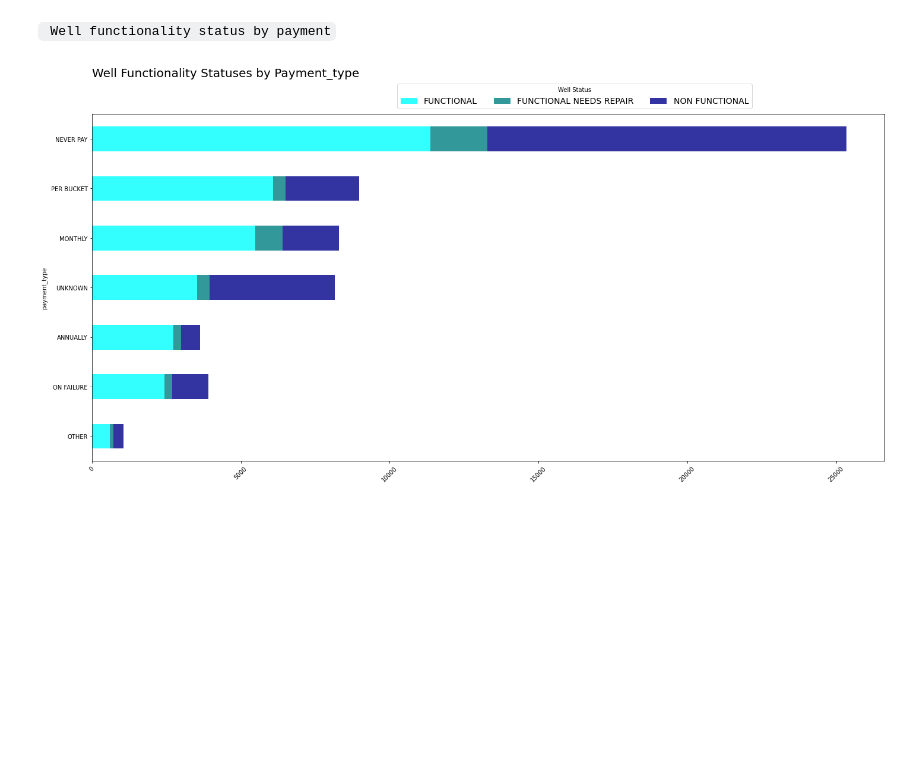
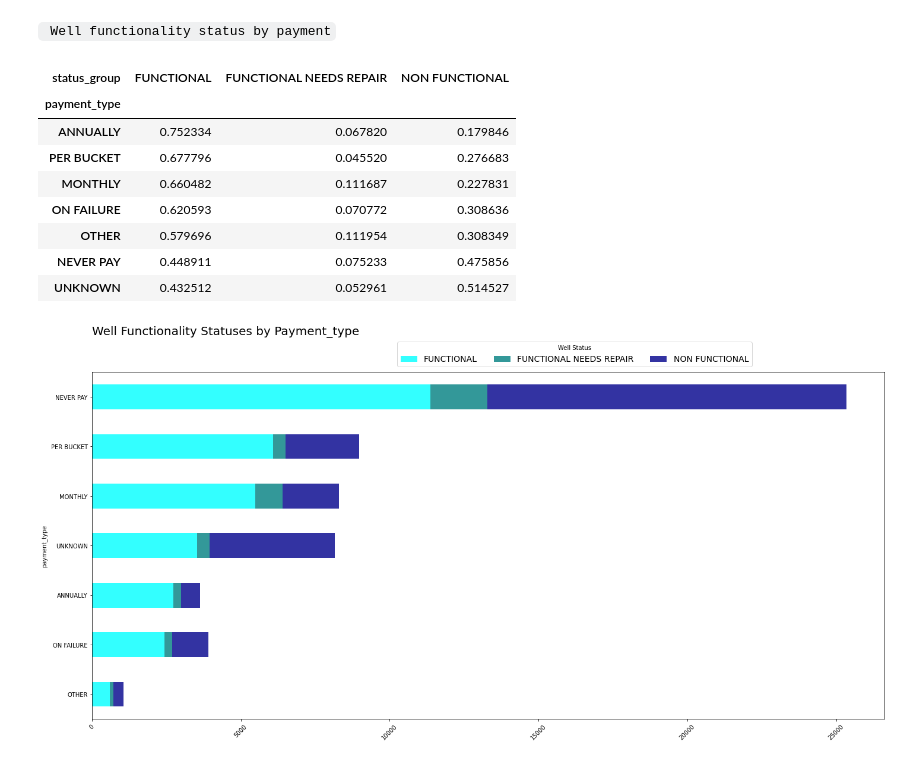
Before and after one commit to Ketty-Odero/Tanzanian-Water-Wells-Prediction-Model, a Jupyter notebook: index.ipynb, the cells around one changed output. Saved outputs shown, nothing was run; the diff lists cells and outputs as text; code cells hidden in the pictures; blank space fills up the shorter version.

```diff
--- a/index.ipynb
+++ b/index.ipynb
@@ -199,6 +210,20 @@ plot_stackedbar(table, title, (20,10))
 [figure]
 # %% [markdown]
 ` Well functionality status by payment`
+# %%
+payment_table = pd.crosstab(df['payment_type'], df['status_group'], normalize='index')\
+                        .sort_values(by='FUNCTIONAL', ascending=False)
+payment_table
+# %% [output]
+| status_group | FUNCTIONAL | FUNCTIONAL NEEDS REPAIR | NON FUNCTIONAL |
+| payment_type |  |  |  |
+| ANNUALLY | 0.752334 | 0.067820 | 0.179846 |
+| PER BUCKET | 0.677796 | 0.045520 | 0.276683 |
+| MONTHLY | 0.660482 | 0.111687 | 0.227831 |
+| ON FAILURE | 0.620593 | 0.070772 | 0.308636 |
+| OTHER | 0.579696 | 0.111954 | 0.308349 |
+| NEVER PAY | 0.448911 | 0.075233 | 0.475856 |
+| UNKNOWN | 0.432512 | 0.052961 | 0.514527 |
 # %%
 table = pd.crosstab(df['payment_type'], df['status_group']).sort_values(by='FUNCTIONAL')
 title = 'Well Functionality Statuses by Payment_type\n'
```
Also changed, not shown: parts of 6 cells of this notebook.
